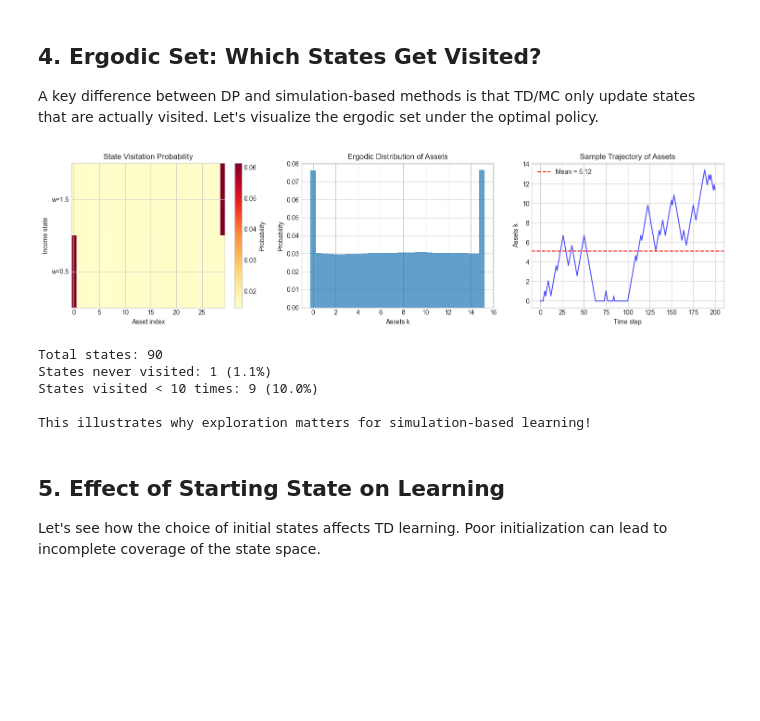
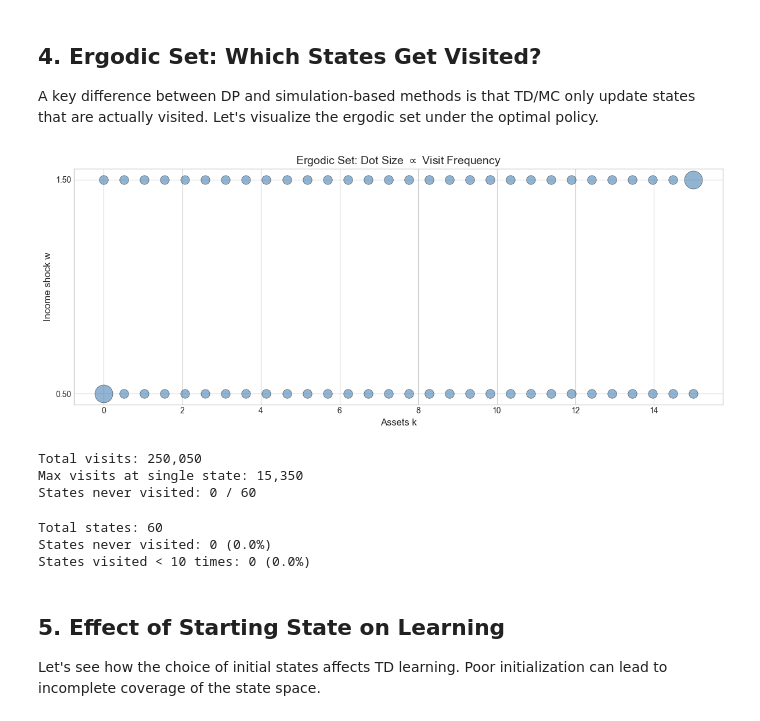
Before and after one commit to YaolangZhong/U_Tokyo_Comp_Econ_Course, a Jupyter notebook: Lab_8_Simulation_Based_Learning/Lab_8_Simulation_Based_Learning.ipynb, the cells around one changed output. Cells and saved outputs as stored; diff of their text form; code cells hidden in the pictures; blank space fills up the shorter version.

```diff
--- a/Lab_8_Simulation_Based_Learning/Lab_8_Simulation_Based_Learning.ipynb
+++ b/Lab_8_Simulation_Based_Learning/Lab_8_Simulation_Based_Learning.ipynb
@@ -239,38 +239,39 @@ for sim in range(n_simulations):
 # Normalize to get probability distribution
 visit_prob = visit_counts / visit_counts.sum()
 # %%
-# Visualize the ergodic set as a scatter plot
-fig, ax = plt.subplots(figsize=(10, 6))
+# Visualize the ergodic set: dot size proportional to visit frequency
+fig, ax = plt.subplots(figsize=(12, 5))
 
-# Scatter plot of all visited states (k, w)
-# Use alpha to show density - more visits = more opaque
-ax.scatter(k_visited, w_visited, alpha=0.01, s=50, c='steelblue', edgecolors='none')
+# Count visits per (k, w) state
+visit_grid = visit_counts.reshape(model.n_k, model.n_w)
 
-# Also mark the grid points with visit counts as color
-visit_grid = visit_prob.reshape(model.n_k, model.n_w)
+# Plot each state with size proportional to visit count
 for ik, k in enumerate(model.k_grid):
     for iw, w in enumerate(model.w_grid):
-        prob = visit_grid[ik, iw]
-        if prob > 0:
-            ax.scatter(k, w, s=prob * 5000, c='coral', alpha=0.7, edgecolors='black', linewidth=0.5)
+        count = visit_grid[ik, iw]
+        if count > 0:
+            # Size proportional to visit count (scaled for visibility)
+            size = count / visit_counts.max() * 500
+            ax.scatter(k, w, s=size, c='steelblue', alpha=0.6, edgecolors='black', linewidth=0.5)
 
 ax.set_xlabel('Assets k', fontsize=12)
 ax.set_ylabel('Income shock w', fontsize=12)
-ax.set_title('Ergodic Set: States Visited Under Optimal Policy', fontsize=14)
+ax.set_title('Ergodic Set: Dot Size $\\propto$ Visit Frequency', fontsize=14)
 ax.set_yticks(model.w_grid)
-
-# Add grid for reference
-ax.grid(True, alpha=0.3)
+ax.set_yticklabels([f'{w:.2f}' for w in model.w_grid])
 
 plt.tight_layout()
 plt.show()
 
-# Print summary
-print(f"Total simulation points: {len(k_visited):,}")
-print(f"Asset range visited: [{min(k_visited):.2f}, {max(k_visited):.2f}]")
-print(f"Full asset grid: [{model.k_grid[0]:.2f}, {model.k_grid[-1]:.2f}]")
+# Summary statistics
+print(f"Total visits: {int(visit_counts.sum()):,}")
+print(f"Max visits at single state: {int(visit_counts.max()):,}")
+print(f"States never visited: {np.sum(visit_counts == 0)} / {model.n_states}")
 # %% [output]
-[figure, old version]
+[figure, new version]
+Total visits: 250,050
+Max visits at single state: 15,350
+States never visited: 0 / 60
 # %%
 # Show which states are never visited vs frequently visited
 never_visited = np.sum(visit_counts == 0)
@@ -279,13 +280,10 @@ rarely_visited = np.sum(visit_counts < 10)
 print(f"Total states: {model.n_states}")
 print(f"States never visited: {never_visited} ({100*never_visited/model.n_states:.1f}%)")
 print(f"States visited < 10 times: {rarely_visited} ({100*rarely_visited/model.n_states:.1f}%)")
-print(f"\nThis illustrates why exploration matters for simulation-based learning!")
 # %% [output]
-Total states: 90
-States never visited: 1 (1.1%)
-States visited < 10 times: 9 (10.0%)
-
-This illustrates why exploration matters for simulation-based learning!
+Total states: 60
+States never visited: 0 (0.0%)
+States visited < 10 times: 0 (0.0%)
 # %% [markdown]
 ## 5. Effect of Starting State on Learning
 
```
Also changed, not shown: 1 other file.
